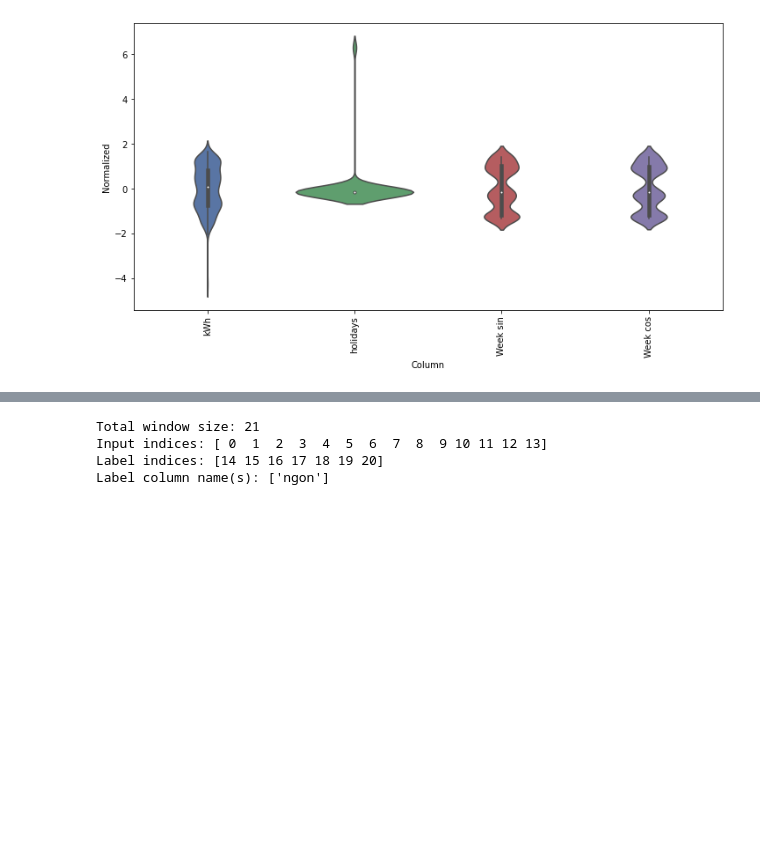
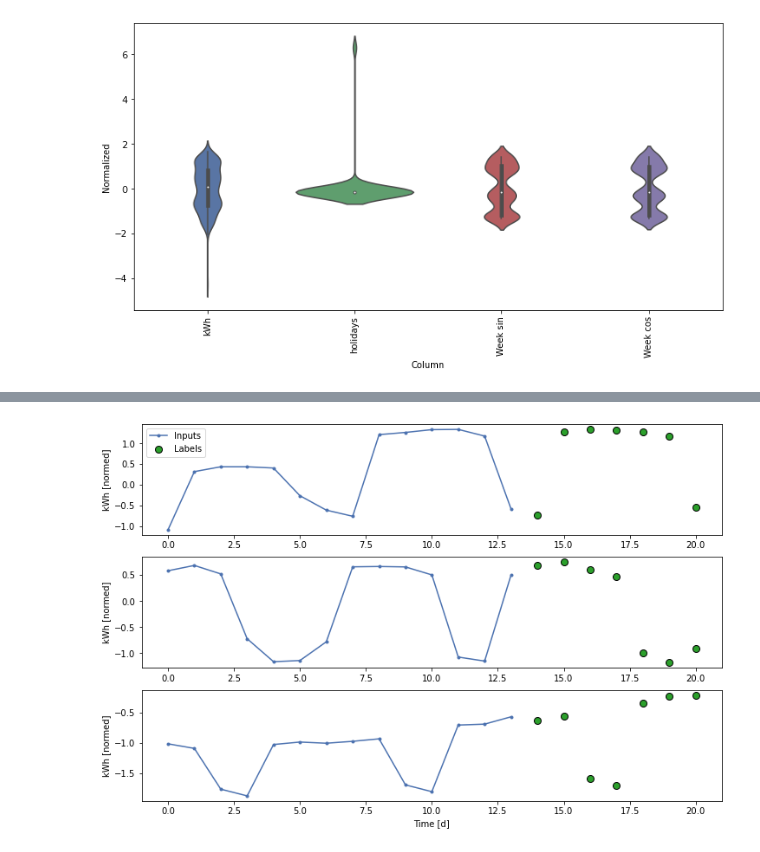
Before and after one commit to quan-possible/energy-demand-prediction, a Jupyter notebook: daily/LSTM.ipynb, the cells around one changed output, grey strips where cells are left out. Saved outputs shown, nothing was run; the diff lists cells and outputs as text; code cells hidden in the pictures; blank space fills up the shorter version.

```diff
--- a/daily/LSTM.ipynb
+++ b/daily/LSTM.ipynb
@@ -189,7 +185,7 @@ class WindowGenerator():
         self.label_width = label_width
         self.shift = shift
 
-        self.total_window_size = input_width + shift
+        self.total_window_size = input_width + shift + label_width -1
 
         self.input_slice = slice(0, input_width)
         self.input_indices = np.arange(self.total_window_size)[self.input_slice]
@@ -237,7 +233,7 @@ class WindowGenerator():
           shuffle=True,
           batch_size=32,)
 # %%
-w2 = WindowGenerator(input_width=6, label_width=1, shift=1,
-                     label_columns=['T (degC)'])
-w2
+w1 = WindowGenerator(input_width=14, label_width=7, shift=1,
+                     label_columns=['kWh'])
+w1
 # %% [output]
@@ -248,4 +243,0 @@ Label column name(s): ['T (degC)']
-# %%
-w1 = WindowGenerator(input_width=14, label_width=7, shift=7,
-                     label_columns=['kWh'])
-w1
@@ -277,5 +280,5 @@ slice(0, [1, 2, 3, 4], None)
 # %%
-def plot(self, model=None, plot_col='T (degC)', max_subplots=3):
+def plot(self, model=None, plot_col='kWh', max_subplots=3):
     inputs, labels = self.example
     plt.figure(figsize=(12, 8))
     plot_col_index = self.column_indices[plot_col]
@@ -286,30 +289,25 @@ def plot(self, model=None, plot_col='T (degC)', max_subplots=3):
         plt.plot(self.input_indices, inputs[n, :, plot_col_index],
                  label='Inputs', marker='.', zorder=-10)
 
-    if self.label_columns:
-        label_col_index = self.label_columns_indices.get(plot_col, None)
-    else:
-        label_col_index = plot_col_index
+        if self.label_columns:
+            label_col_index = self.label_columns_indices.get(plot_col, None)
+        else:
+            label_col_index = plot_col_index
 
-    if label_col_index is None:
-        continue
+        if label_col_index is None:
+            continue
 
-    plt.scatter(self.label_indices, labels[n, :, label_col_index],
-                edgecolors='k', label='Labels', c='#2ca02c', s=64)
-    if model is not None:
-        predictions = model(inputs)
-        plt.scatter(self.label_indices, predictions[n, :, label_col_index],
-                  marker='X', edgecolors='k', label='Predictions',
-                  c='#ff7f0e', s=64)
+        plt.scatter(self.label_indices, labels[n, :, label_col_index],
+                    edgecolors='k', label='Labels', c='#2ca02c', s=64)
+        if model is not None:
+            predictions = model(inputs)
+            plt.scatter(self.label_indices, predictions[n, :, label_col_index],
+                      marker='X', edgecolors='k', label='Predictions',
+                      c='#ff7f0e', s=64)
 
-    if n == 0:
-        plt.legend()
+        if n == 0:
+            plt.legend()
 
     plt.xlabel('Time [d]')
 
 WindowGenerator.plot = plot
-# %% [output]
-Total window size: 21
-Input indices: [ 0  1  2  3  4  5  6  7  8  9 10 11 12 13]
-Label indices: [14 15 16 17 18 19 20]
-Label column name(s): ['ngon']
@@ -325,0 +314,5 @@ for window_dataset in dataset:
+# %%
+w1.example = example_inputs, example_labels
+w1.plot()
+# %% [output]
+[figure, added]
```
Also changed, not shown: parts of 14 cells of this notebook, 1 other file.
